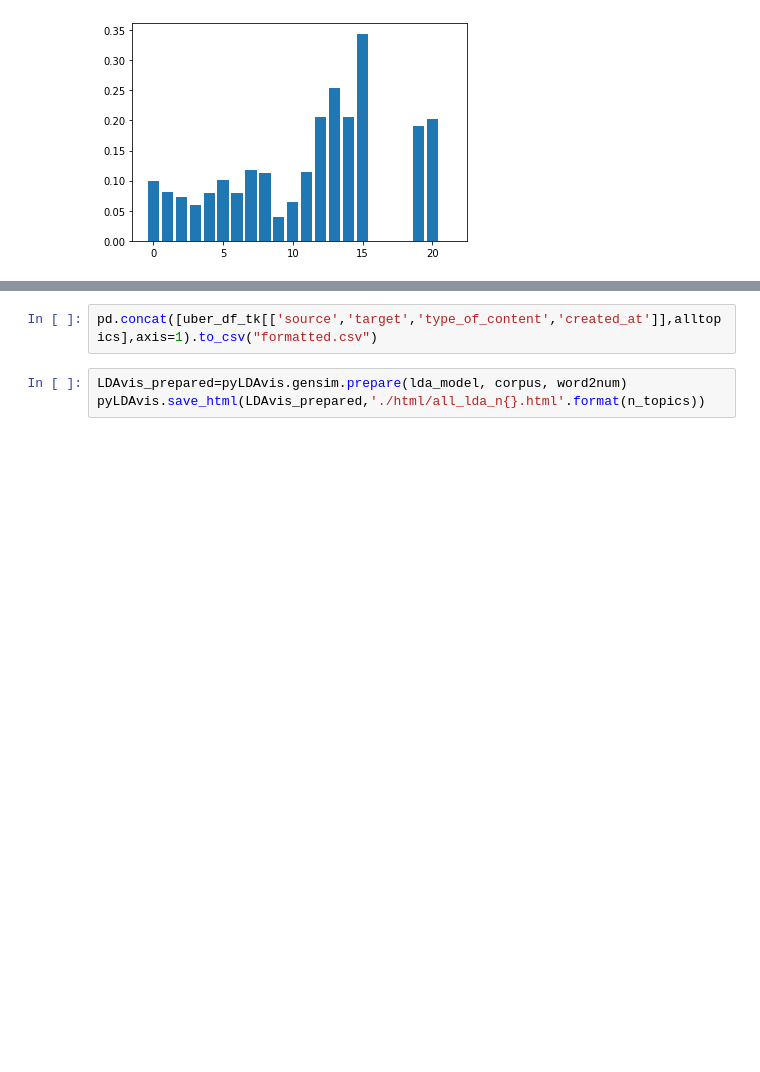
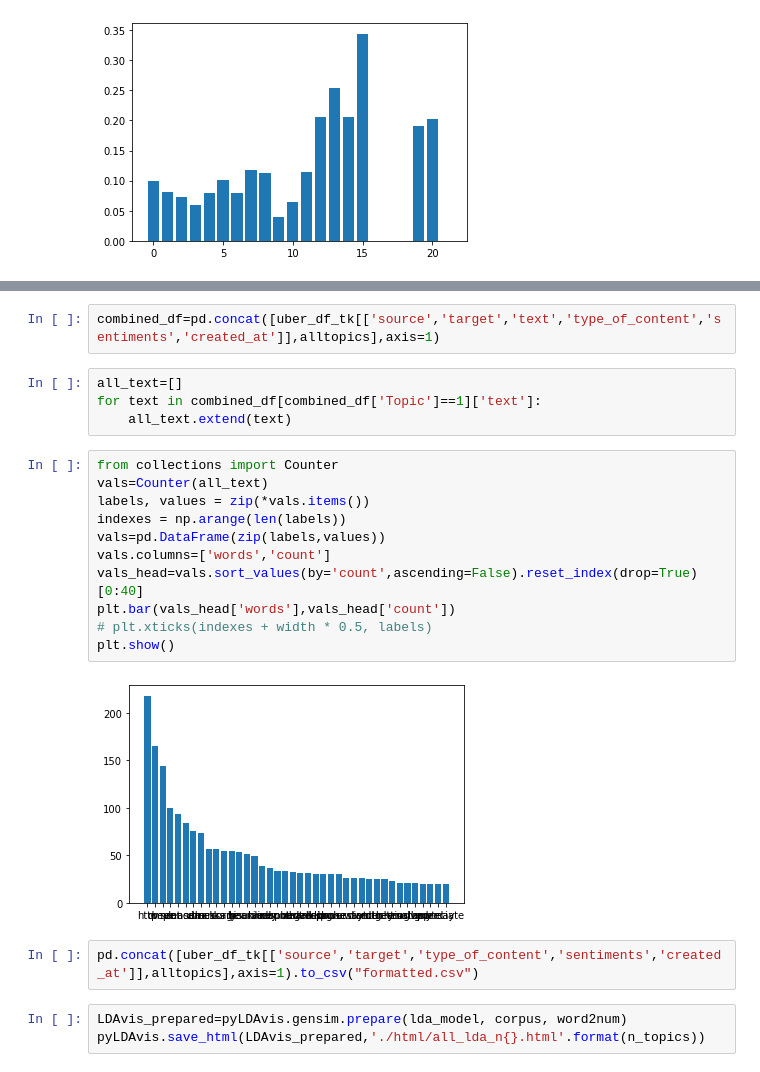
Before and after one commit to bogdan-tanasie/SMF, a Jupyter notebook: TopicModeling.ipynb, the cells around one changed output, grey strips where cells are left out. Saved outputs shown, nothing was run; the diff lists cells and outputs as text; blank space fills up the shorter version.

```diff
--- a/TopicModeling.ipynb
+++ b/TopicModeling.ipynb
@@ -270,5 +286,24 @@ plt.bar(means.index,means)
+# %%
+combined_df=pd.concat([uber_df_tk[['source','target','text','type_of_content','sentiments','created_at']],alltopics],axis=1)
+# %%
+all_text=[]
+for text in combined_df[combined_df['Topic']==1]['text']:
+    all_text.extend(text)
+# %%
+from collections import Counter
+vals=Counter(all_text)
+labels, values = zip(*vals.items())
+indexes = np.arange(len(labels))
+vals=pd.DataFrame(zip(labels,values))
+vals.columns=['words','count']
+vals_head=vals.sort_values(by='count',ascending=False).reset_index(drop=True)[0:40]
+plt.bar(vals_head['words'],vals_head['count'])
+# plt.xticks(indexes + width * 0.5, labels)
+plt.show()
+# %% [output]
+[figure, added]
 # %%
-pd.concat([uber_df_tk[['source','target','type_of_content','created_at']],alltopics],axis=1).to_csv("formatted.csv")
+pd.concat([uber_df_tk[['source','target','type_of_content','sentiments','created_at']],alltopics],axis=1).to_csv("formatted.csv")
 # %%
 LDAvis_prepared=pyLDAvis.gensim.prepare(lda_model, corpus, word2num)
 pyLDAvis.save_html(LDAvis_prepared,'./html/all_lda_n{}.html'.format(n_topics))
```
Also changed, not shown: parts of 1 cell of this notebook, 6 other files.
